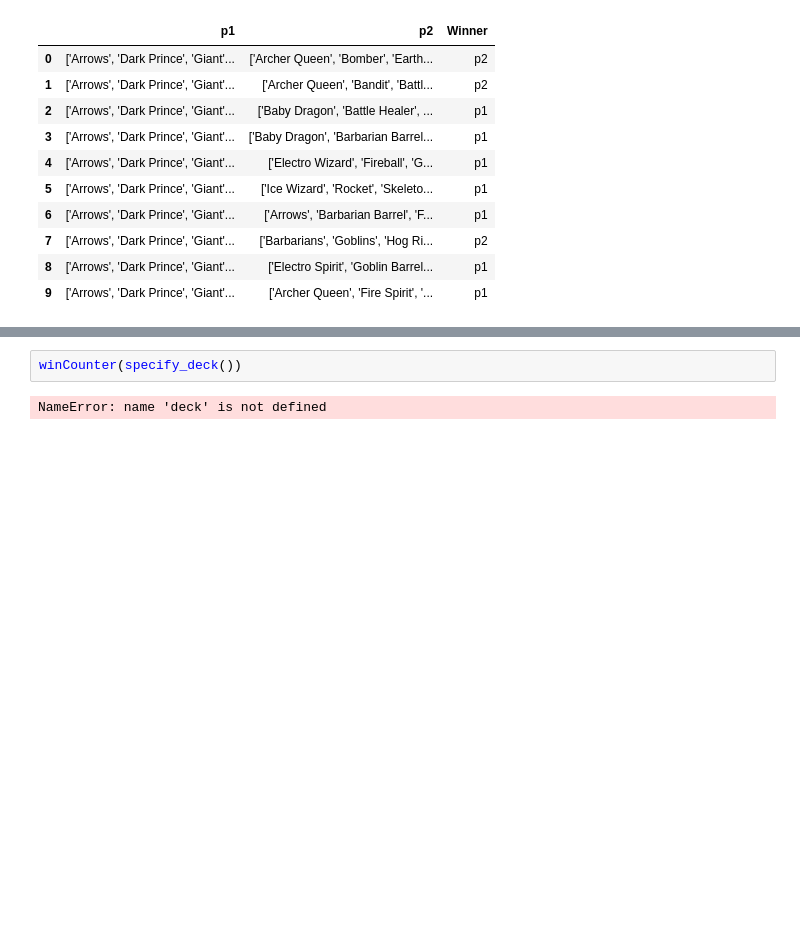
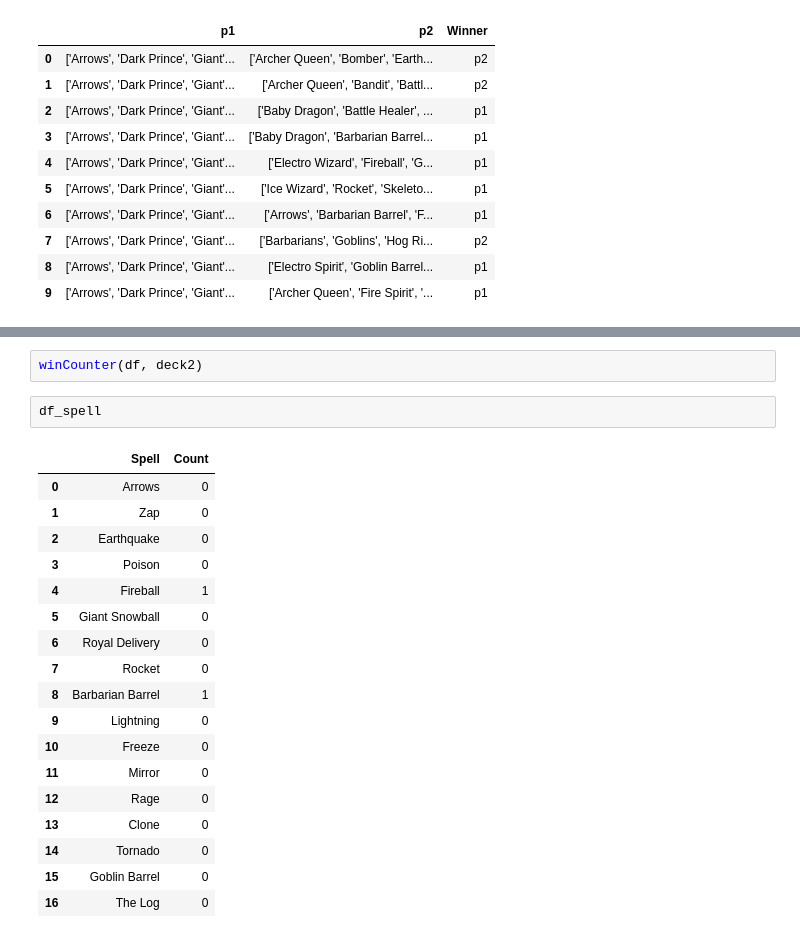
Before and after one commit to dzthai/ClashRoyaleDS, a Jupyter notebook: CR_Analysis.ipynb, the cells around one changed output, grey strips where cells are left out. Drawn from its saved outputs; the diff is of its cells as text; blank space fills up the shorter version.

Commit message:
Fixed winCounter bug

```diff
--- a/CR_Analysis.ipynb
+++ b/CR_Analysis.ipynb
@@ -155,10 +168,29 @@ def winCounter(data):
     df_WC.sort_values['Count']
     df_troop.sort_values['Count']
     df_building.sort_values['Count']
+# %%
+winCounter(df, deck2)
 # %%
-winCounter(specify_deck())
+df_spell
 # %% [output]
-NameError: name 'deck' is not defined
+|  | Spell | Count |
+| 0 | Arrows | 0 |
+| 1 | Zap | 0 |
+| 2 | Earthquake | 0 |
+| 3 | Poison | 0 |
+| 4 | Fireball | 1 |
+| 5 | Giant Snowball | 0 |
+| 6 | Royal Delivery | 0 |
+| 7 | Rocket | 0 |
+| 8 | Barbarian Barrel | 1 |
+| 9 | Lightning | 0 |
+| 10 | Freeze | 0 |
+| 11 | Mirror | 0 |
+| 12 | Rage | 0 |
+| 13 | Clone | 0 |
+| 14 | Tornado | 0 |
+| 15 | Goblin Barrel | 0 |
+| 16 | The Log | 0 |
 # %%
 spell_bar = plt.figure()
 ax = spell_bar.add_axes([0,0,4,2])
```
Also changed, not shown: parts of 8 cells of this notebook, 2 other files.
